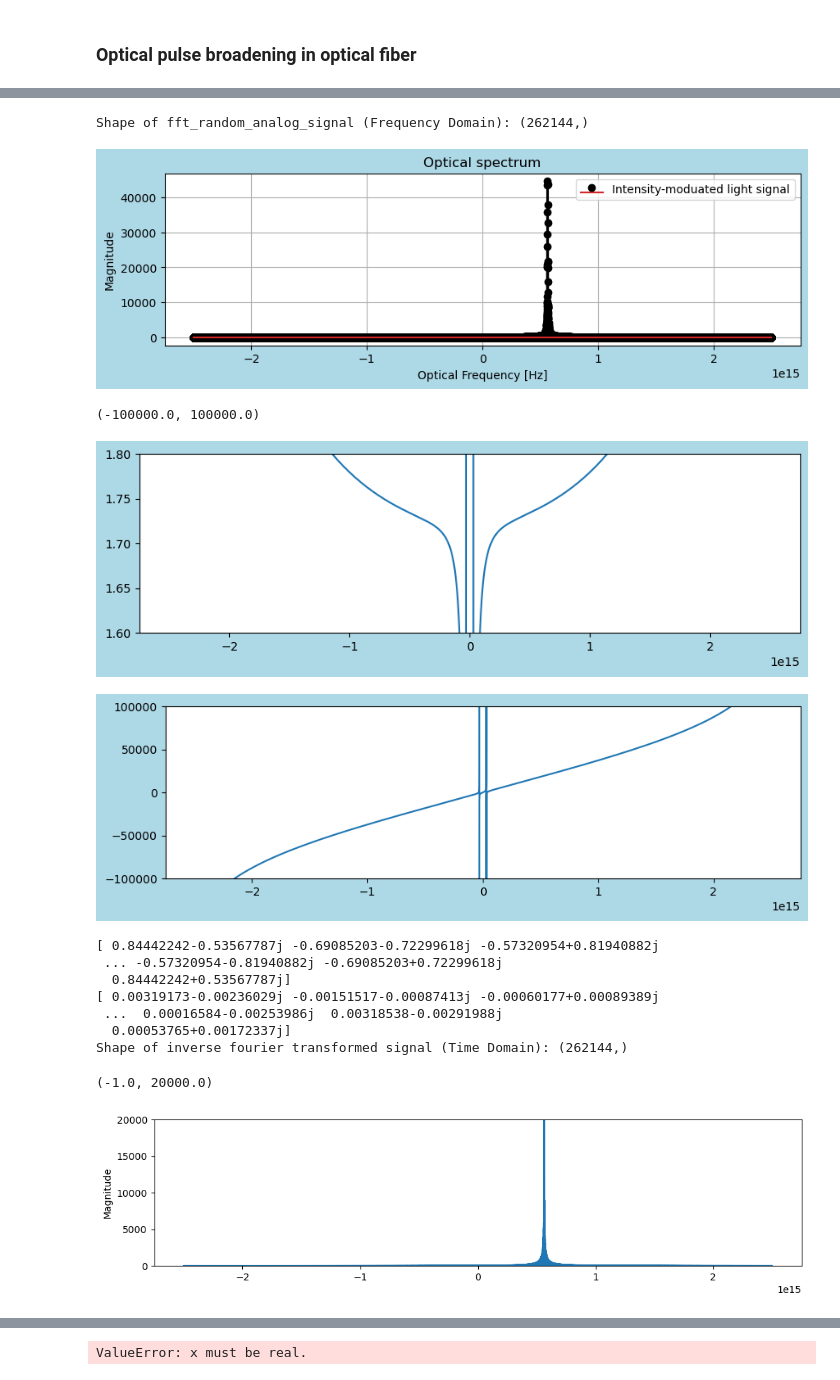
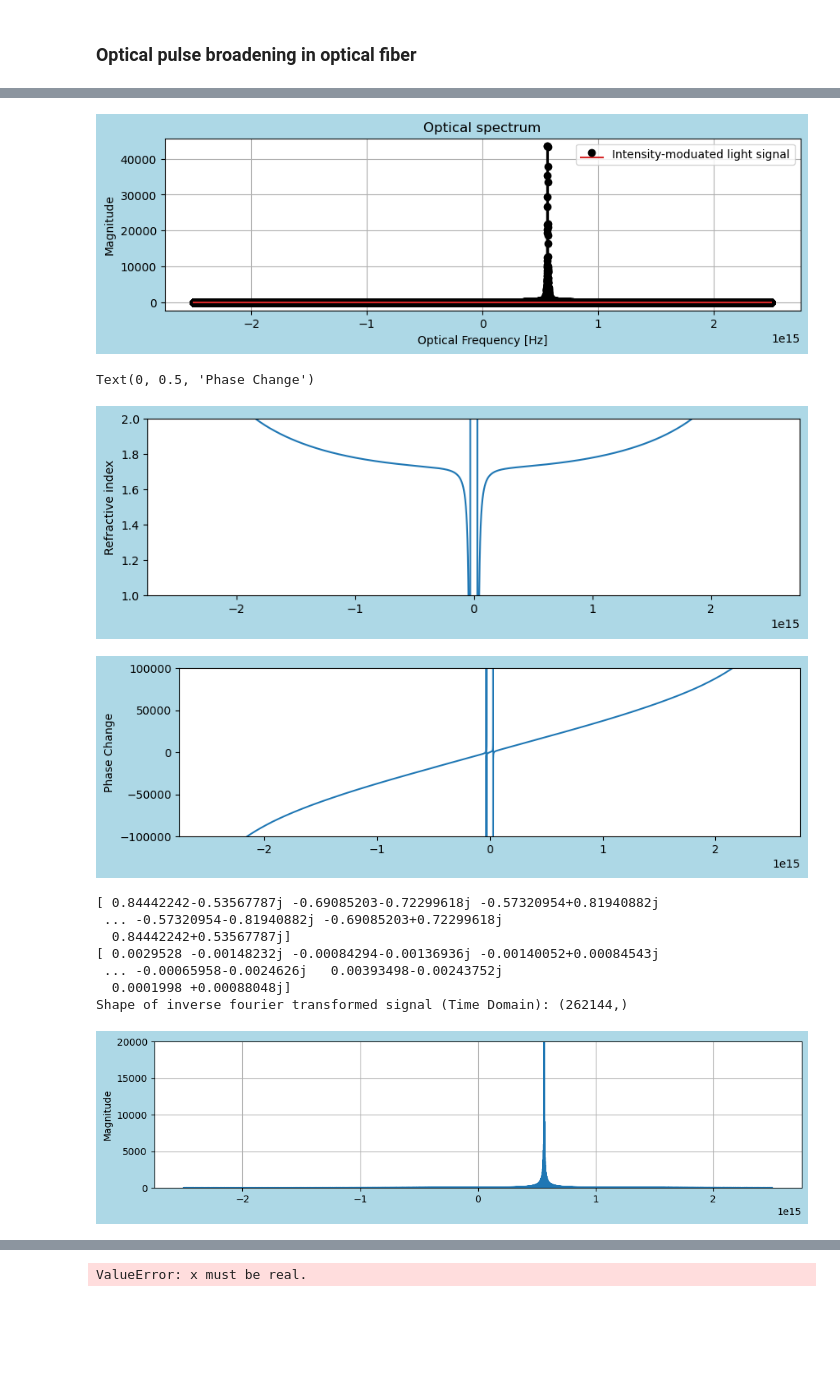
Before and after one commit to tacticstactics/Optical-pulse-broadening, a Jupyter notebook: optical_pulse_broadening_optical_fibers.ipynb, the cells around one changed output, grey strips where cells are left out. Cells and saved outputs as stored; diff of their text form; code cells hidden in the pictures; blank space fills up the shorter version.

```diff
--- a/optical_pulse_broadening_optical_fibers.ipynb
+++ b/optical_pulse_broadening_optical_fibers.ipynb
@@ -59,10 +59,9 @@ frequencystep = (1/t_step) // N
 print("frequencystep: ", frequencystep)
 print("frequencystep: ", f'{frequencystep:.5E}')
 
-UnShifted_sampleIndex = np.arange(0, samplerate)
-UnShifted_f = UnShifted_sampleIndex*frequencystep
-
-print('Shape of UnShifted_f:', UnShifted_f.shape)
+#UnShifted_sampleIndex = np.arange(0, samplerate)
+#UnShifted_f = UnShifted_sampleIndex*frequencystep
+#print('Shape of UnShifted_f:', UnShifted_f.shape)
 
 Nyq_freq = samplerate * frequencystep
 print('Nyq_freq:', f'{Nyq_freq:.5E}')
@@ -101,8 +100,8 @@ no = 1 # Refractive Index of medium
 #wl1 = 2**-21
 #wl2 = 2.000001**-21
 
-drift_wl2_mag = 0
-drift_wl2_freq = 0
+drift_wl2_mag = 0.001
+drift_wl2_freq = 2 ** 20
 
 oplcommon1=1 #Common Path Length 1
 oplcommon2=1 #Common Path Length 2
@@ -210,14 +209,14 @@ ax1_1.set_ylabel("Signal [rad]")
 ax1_1.legend()
 
 #xf = fftshift(fftfreq(tcol.shape[-1]))
-xf = optical_frequencies
+#xf = optical_frequencies
 
 #xf = fftfreq(samplerate, t_step)[:samplerate//2]
 
-rfsignal_powercol_fft = fftshift(fft(baseband_signals))
+baseband_signala_fft = fftshift(fft(baseband_signals))
 
 #ax1_2.plot(xf, 2.0/samplerate * np.abs(rfsignal_powercol_fft[0:samplerate//2]), label="RF signal")
-ax1_2.plot(xf, 2.0/samplerate * np.abs(rfsignal_powercol_fft), label="RF signal")
+ax1_2.plot(optical_frequencies, 2.0/samplerate * np.abs(baseband_signala_fft), label="RF signal")
 
 ax1_2.set_xlabel("Frequency [Hz]")
 ax1_2.set_ylabel("Magnitude")
@@ -282,8 +281,6 @@ ax1_10.set_xlabel("Frequency [Hz]")
 ax1_10.set_ylabel("Power Difference Spectrum")
 ax1_10.set_xlim(-1e12,6e12)
 ax1_10.legend()
-
-print('shape of xf:', xf.shape)
 # %% [output]
 samplerate: 262144
 N: 524288
@@ -299,14 +295,8 @@ shape of xf: (262144,)
 [figure]
 # %%
 
-
-#UnShifted_sampleIndex = np.arange(0, N)
-#UnShifted_f = UnShifted_sampleIndex*frequencystep
-
-unshifted_fft_random_analog_signal = fft(Port3_1_EFcol)
-
 fft_random_analog_signal = fftshift(fft(Port3_1_EFcol))
-print('Shape of fft_random_analog_signal (Frequency Domain):', fft_random_analog_signal.shape)
+#print('Shape of fft_random_analog_signal (Frequency Domain):', fft_random_analog_signal.shape)
 
 fig1 = plt.figure(figsize = (10,6), facecolor='lightblue')
 
@@ -319,11 +309,7 @@ ax1_1.set_ylabel("Magnitude")
 #ax1_1.set_xlim(0, frequencystep * samplerate * 1.1/1)
 ax1_1.legend()
 ax1_1.grid()
-
-#half_size = len(fft_random_analog_signal) // 2
-#fft_random_analog_signal_half = fft_random_analog_signal[:half_size]
 # %% [output]
-Shape of fft_random_analog_signal (Frequency Domain): (262144,)
 [figure]
 # %%
 def indexes_quartz(o_frequencies):
@@ -331,6 +317,9 @@ def indexes_quartz(o_frequencies):
     wavelengths = (1e6 * c)/ o_frequencies
 
     indexes_quartz = np.sqrt(1 + 0.708395 * wavelengths**2/(wavelengths)**2 - 0.00729) + 0.420399 * wavelengths**2/(wavelengths**2 - 0.01050) + 0.866341 * wavelengths**2/(wavelengths**2 - 97.93428)
+
+    #indexes_quartz = np.sqrt(1 + (0.6961663 * wavelengths**2/(wavelengths)**2 - 0.00684043**2) + (0.4079426 * wavelengths**2/(wavelengths**2 - 0.1162414**2)) + (0.8974794 * wavelengths**2/(wavelengths**2 - 9.896161**2)))
+
 
     return indexes_quartz
 
@@ -354,7 +343,8 @@ ax1_1 = fig1.add_subplot(2, 1, 1)
 
 ax1_1.plot(optical_frequencies, indexes_quartz1)
 #ax1_1.set_xlim(200e12, 800e12)
-ax1_1.set_ylim(1.6,1.8)
+ax1_1.set_ylim(1,2)
+ax1_1.set_ylabel("Refractive index")
 
 # Calculate phase change
 phase_change = (2 * np.pi * indexes_quartz1 * thickness) / ((1e6 * c)/ optical_frequencies)
@@ -365,41 +355,37 @@ ax2_1 = fig2.add_subplot(2, 1, 1)
 ax2_1.plot(optical_frequencies, phase_change)
 #ax2_1.set_xlim(200e12, 800e12)
 ax2_1.set_ylim(-100000,100000)
+ax2_1.set_ylabel("Phase Change")
 # %% [output]
-(-100000.0, 100000.0)
+Text(0, 0.5, 'Phase Change')
-[figure, old version]
+[figure, new version]
-[figure, old version]
+[figure, new version]
 # %%
 mag = np.cos(phase_change) + 1j*np.sin(phase_change)
 print(mag)
 
-#Y_freq = unshifted_fft_random_analog_signal
 #Y_freq = fft_random_analog_signal
 Y_freq = mag * fft_random_analog_signal
 
 y_freq = ifft(Y_freq)
 print(y_freq)
-#transformed_tcol = np.linspace(0.0, 2*t_step * samplerate, samplerate, endpoint=False)
-
-
 print('Shape of inverse fourier transformed signal (Time Domain):', y_freq.shape)
 
-
-fig1 = plt.figure(figsize = (12,6), facecolor='white')
+fig1 = plt.figure(figsize = (12,6), facecolor='lightblue')
 ax1_1 = fig1.add_subplot(2, 1, 1)
 
 ax1_1.plot(optical_frequencies, np.abs(Y_freq))
 ax1_1.set_ylabel('Magnitude')
 #ax1_1.set_xlim(200e12, 800e12)
 ax1_1.set_ylim(-1, 20000)
+ax1_1.grid()
 # %% [output]
 [ 0.84442242-0.53567787j -0.69085203-0.72299618j -0.57320954+0.81940882j
  ... -0.57320954-0.81940882j -0.69085203+0.72299618j
   0.84442242+0.53567787j]
-[ 0.00319173-0.00236029j -0.00151517-0.00087413j -0.00060177+0.00089389j
- ...  0.00016584-0.00253986j  0.00318538-0.00291988j
-  0.00053765+0.00172337j]
+[ 0.0029528 -0.00148232j -0.00084294-0.00136936j -0.00140052+0.00084543j
+ ... -0.00065958-0.0024626j   0.00393498-0.00243752j
+  0.0001998 +0.00088048j]
 Shape of inverse fourier transformed signal (Time Domain): (262144,)
-(-1.0, 20000.0)
-[figure, old version]
+[figure, new version]
 # %%
```
Also changed, not shown: parts of 2 cells of this notebook.
